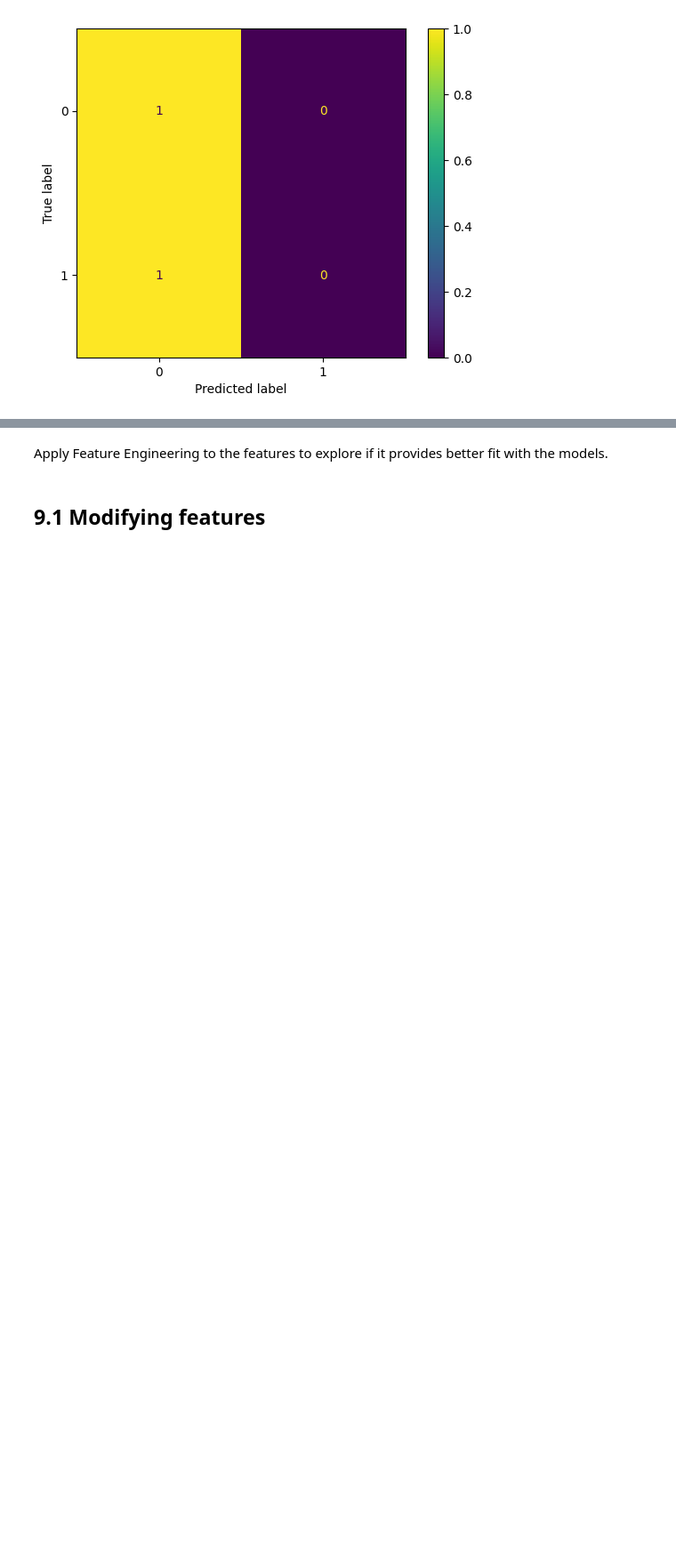
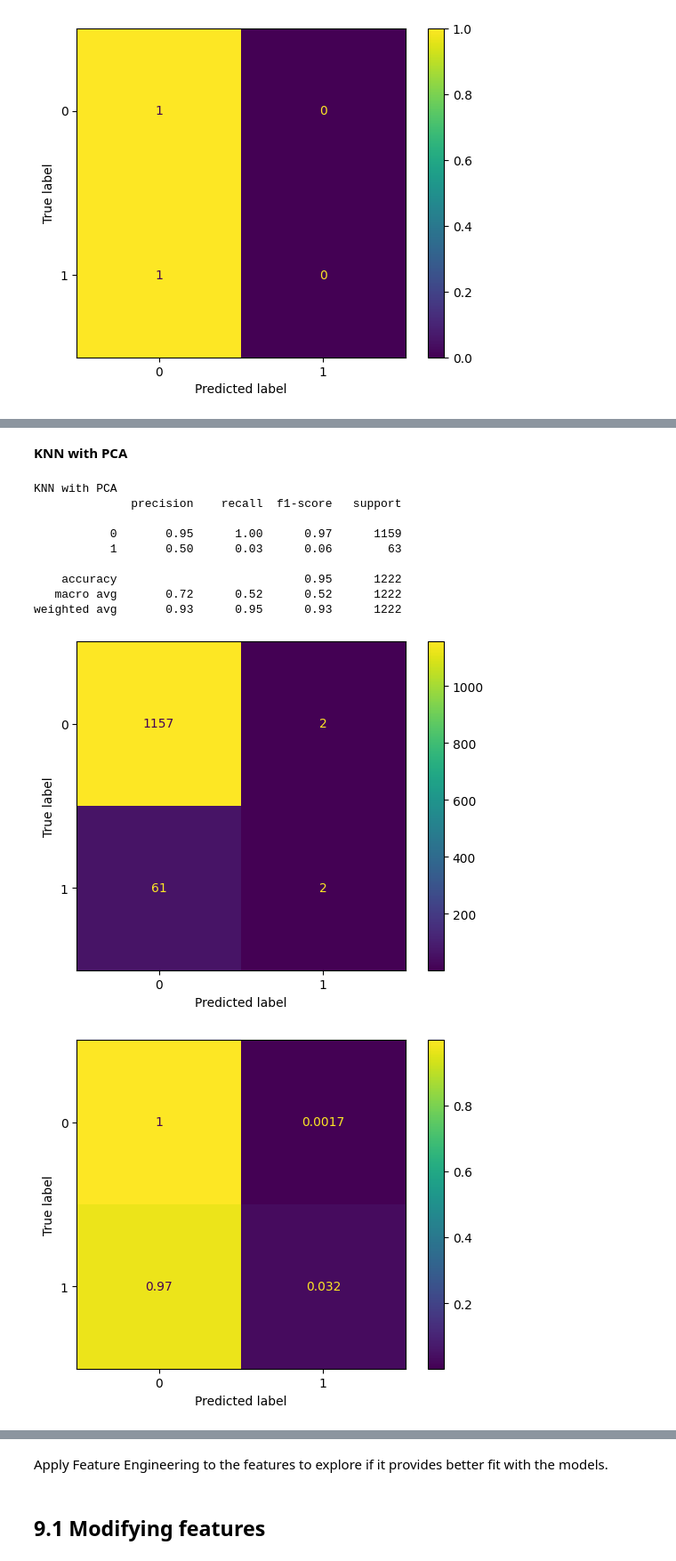
Before and after one commit to ericakitano/Project-2-Stroke-Prediction-, a Jupyter notebook: Stroke_Prediction.ipynb, the cells around one changed output, grey strips where cells are left out. Shown at 89% size. Drawn from its saved outputs; the diff is of its cells as text; code cells hidden in the pictures; blank space fills up the shorter version.

```diff
--- a/Stroke_Prediction.ipynb
+++ b/Stroke_Prediction.ipynb
@@ -1588,0 +1634,19 @@ weighted avg       0.90      0.95      0.92      1222
+# %% [markdown]
+**KNN with PCA**
+# %%
+print("KNN with PCA")
+print(classification_report(y_test, knn_pca_test_pred))
+ConfusionMatrixDisplay.from_predictions(y_test, knn_pca_test_pred);
+ConfusionMatrixDisplay.from_predictions(y_test, knn_pca_test_pred, normalize = 'true');
+# %% [output]
+KNN with PCA
+              precision    recall  f1-score   support
+
+           0       0.95      1.00      0.97      1159
+           1       0.50      0.03      0.06        63
+
+    accuracy                           0.95      1222
+   macro avg       0.72      0.52      0.52      1222
+weighted avg       0.93      0.95      0.93      1222
+[figure, added]
+[figure, added]
```
Also changed, not shown: parts of 91 cells of this notebook.
